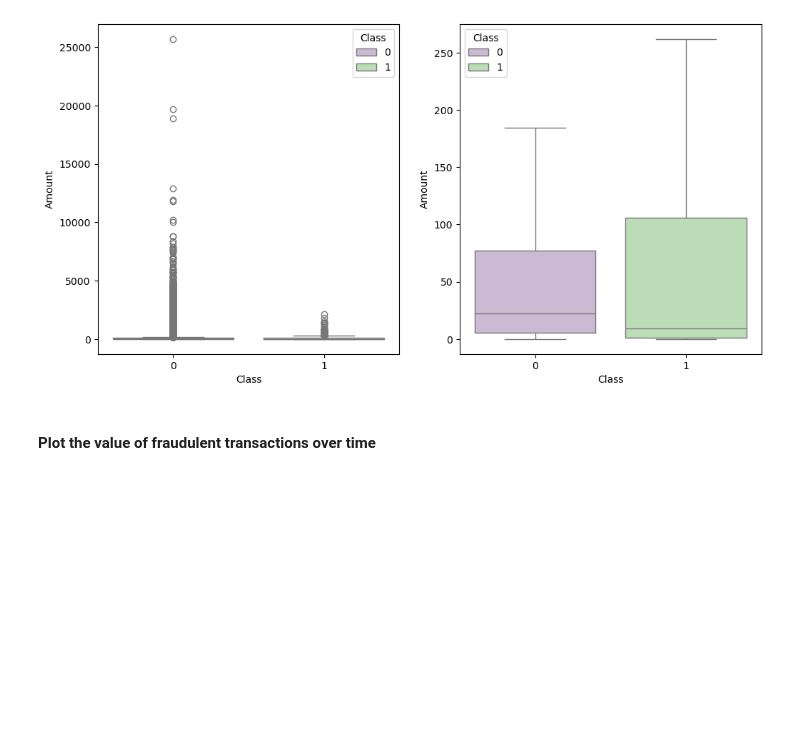
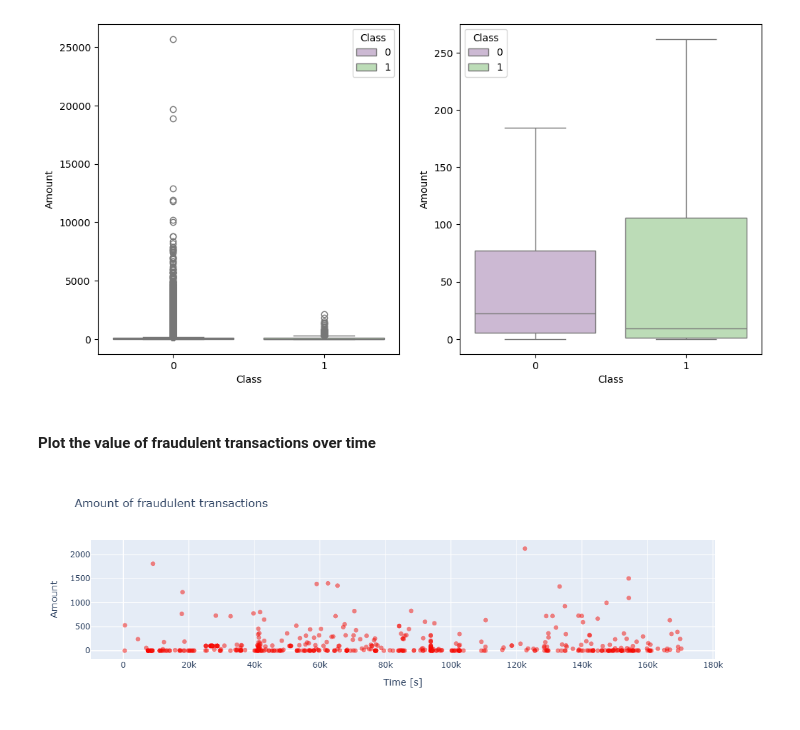
Before and after one commit to KurtMaxwellKusterer/Credit-card-Fraud-detection-models, a Jupyter notebook: Credit card fraud.ipynb, the cells around one changed output. Cells and saved outputs as stored; diff of their text form; code cells hidden in the pictures; blank space fills up the shorter version.

```diff
--- a/Credit card fraud.ipynb
+++ b/Credit card fraud.ipynb
@@ -201,26 +206,28 @@ plt.show();
 # %% [markdown]
 #### Plot the value of fraudulent transactions over time
 # %%
-fraud = data_df.loc[data_df['Class'] == 1]
+fraud = df.loc[df['Class'] == 1]
 
 trace = go.Scatter(
     x = fraud['Time'],y = fraud['Amount'],
     name="Amount",
      marker=dict(
                 color='rgb(238,23,11)',
                 line=dict(
                     color='red',
                     width=1),
                 opacity=0.5,
             ),
     text= fraud['Amount'],
     mode = "markers"
 )
 data = [trace]
 layout = dict(title = 'Amount of fraudulent transactions',
           xaxis = dict(title = 'Time [s]', showticklabels=True),
           yaxis = dict(title = 'Amount'),
           hovermode='closest'
          )
 fig = dict(data=data, layout=layout)
 iplot(fig, filename='fraud-amount')
+# %% [output]
+[figure, added]
```
Also changed, not shown: parts of 62 cells of this notebook.
